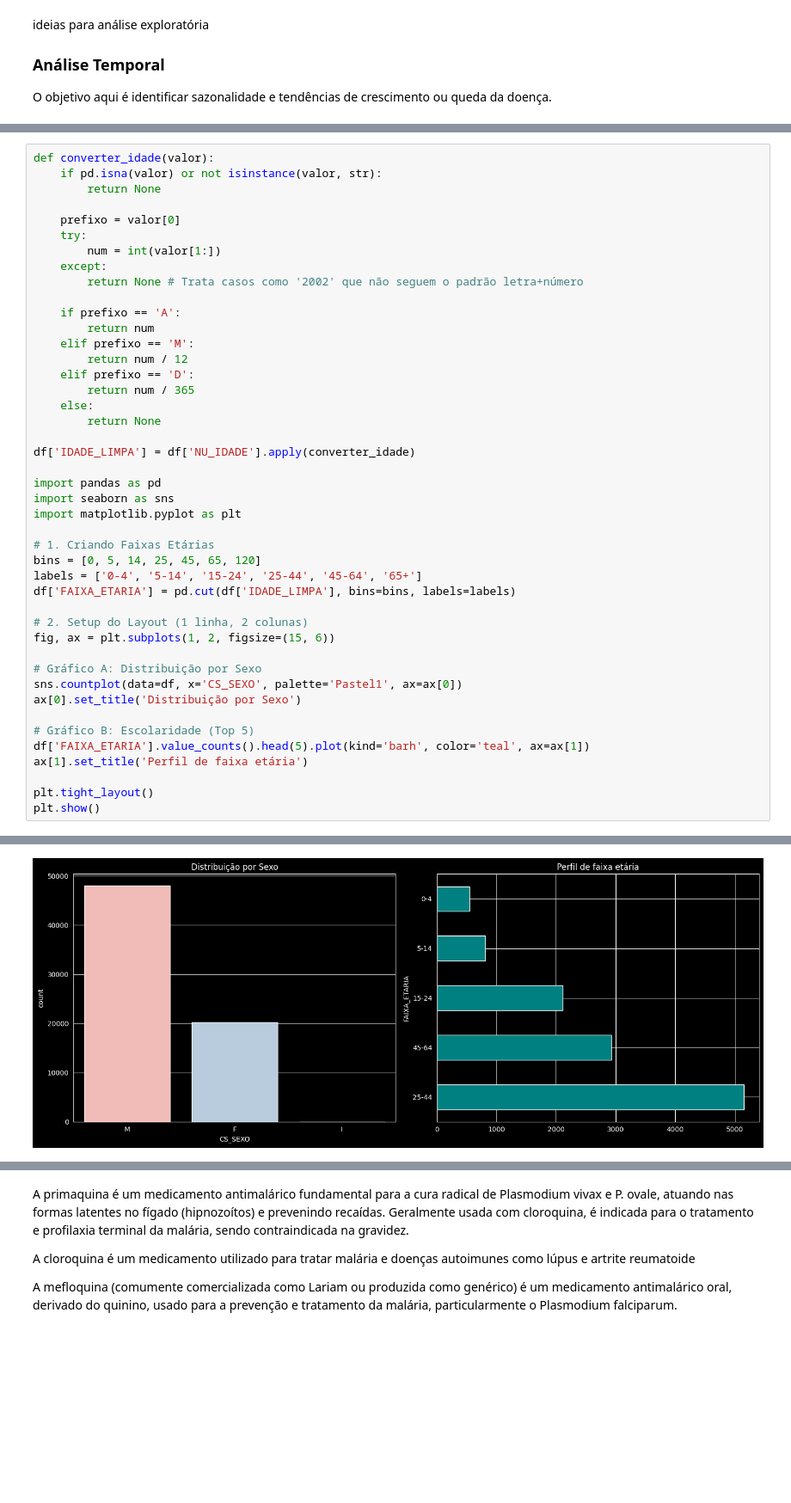
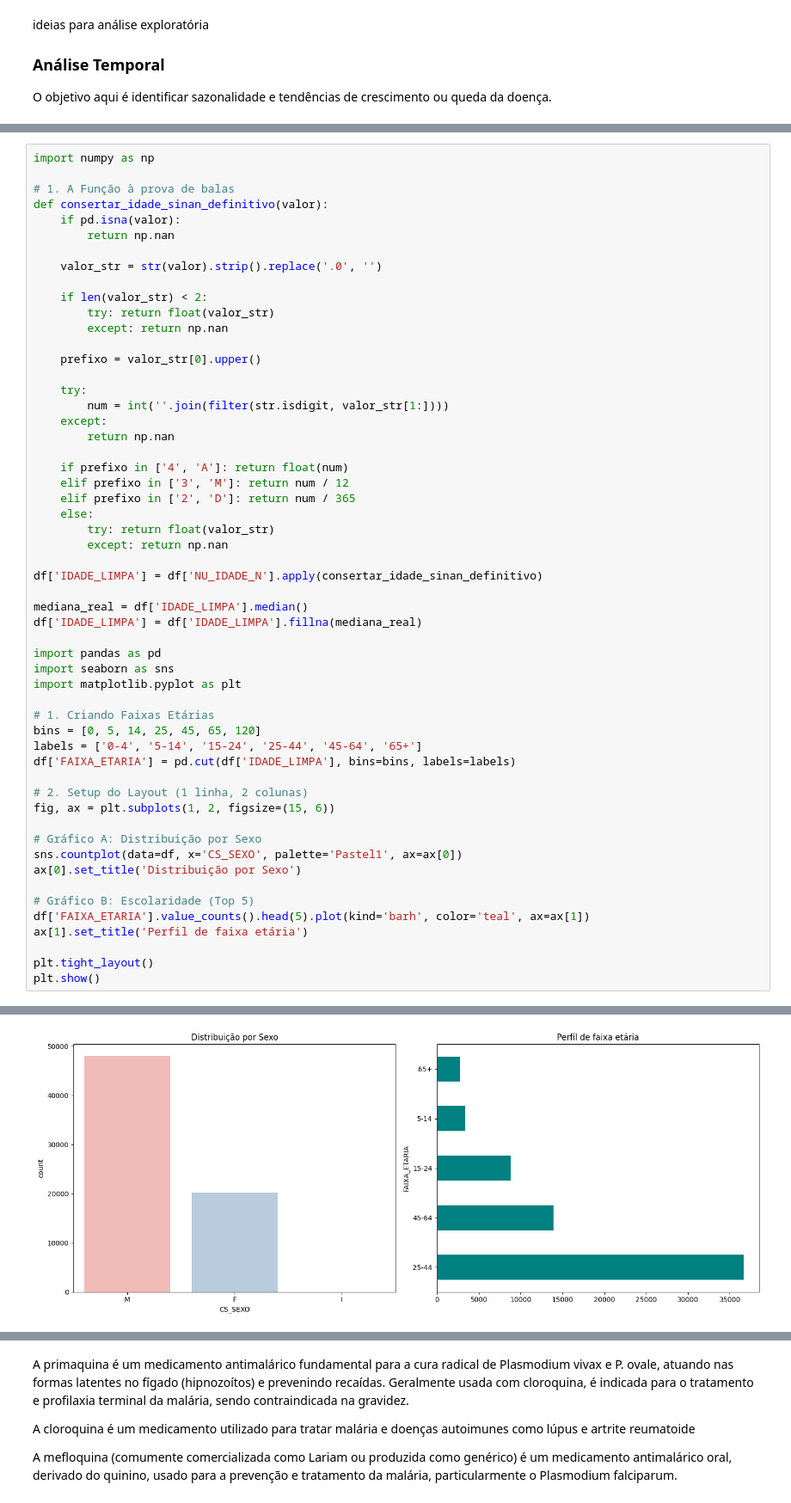
Before and after one commit to Fugant1/Health_EDA, a Jupyter notebook: src/AED/analysis.ipynb, the cells around one changed output, grey strips where cells are left out. Shown at 86% size. Saved outputs shown, nothing was run; the diff lists cells and outputs as text; blank space fills up the shorter version.

```diff
--- a/src/AED/analysis.ipynb
+++ b/src/AED/analysis.ipynb
@@ -174,52 +174,63 @@ plt.show()
 # %%
-def converter_idade(valor):
-    if pd.isna(valor) or not isinstance(valor, str):
-        return None
+import numpy as np
 
-    prefixo = valor[0]
+# 1. A Função à prova de balas
+def consertar_idade_sinan_definitivo(valor):
+    if pd.isna(valor):
+        return np.nan
+
+    valor_str = str(valor).strip().replace('.0', '')
+
+    if len(valor_str) < 2:
+        try: return float(valor_str)
+        except: return np.nan
+
+    prefixo = valor_str[0].upper()
+
     try:
-        num = int(valor[1:])
+        num = int(''.join(filter(str.isdigit, valor_str[1:])))
     except:
-        return None # Trata casos como '2002' que não seguem o padrão letra+número
+        return np.nan
 
-    if prefixo == 'A':
-        return num
-    elif prefixo == 'M':
-        return num / 12
-    elif prefixo == 'D':
-        return num / 365
+    if prefixo in ['4', 'A']: return float(num)
+    elif prefixo in ['3', 'M']: return num / 12
+    elif prefixo in ['2', 'D']: return num / 365
     else:
-        return None
+        try: return float(valor_str)
+        except: return np.nan
 
-df['IDADE_LIMPA'] = df['NU_IDADE'].apply(converter_idade)
+df['IDADE_LIMPA'] = df['NU_IDADE_N'].apply(consertar_idade_sinan_definitivo)
+
+mediana_real = df['IDADE_LIMPA'].median()
+df['IDADE_LIMPA'] = df['IDADE_LIMPA'].fillna(mediana_real)
 
 import pandas as pd
 import seaborn as sns
 import matplotlib.pyplot as plt
 
 # 1. Criando Faixas Etárias
 bins = [0, 5, 14, 25, 45, 65, 120]
 labels = ['0-4', '5-14', '15-24', '25-44', '45-64', '65+']
 df['FAIXA_ETARIA'] = pd.cut(df['IDADE_LIMPA'], bins=bins, labels=labels)
 
 # 2. Setup do Layout (1 linha, 2 colunas)
 fig, ax = plt.subplots(1, 2, figsize=(15, 6))
 
 # Gráfico A: Distribuição por Sexo
 sns.countplot(data=df, x='CS_SEXO', palette='Pastel1', ax=ax[0])
 ax[0].set_title('Distribuição por Sexo')
 
 # Gráfico B: Escolaridade (Top 5)
 df['FAIXA_ETARIA'].value_counts().head(5).plot(kind='barh', color='teal', ax=ax[1])
 ax[1].set_title('Perfil de faixa etária')
 
 plt.tight_layout()
 plt.show()
 # %% [output]
 Passing `palette` without assigning `hue` is deprecated and will be removed in v0.14.0. Assign the `x` variable to `hue` and set `legend=False` for the same effect.
 
   sns.countplot(data=df, x='CS_SEXO', palette='Pastel1', ax=ax[0])
-[figure, old version]
+[figure, new version]
 # %%
 import pandas as pd
 import seaborn as sns
```
Also changed, not shown: parts of 11 cells of this notebook, 1 other file.
